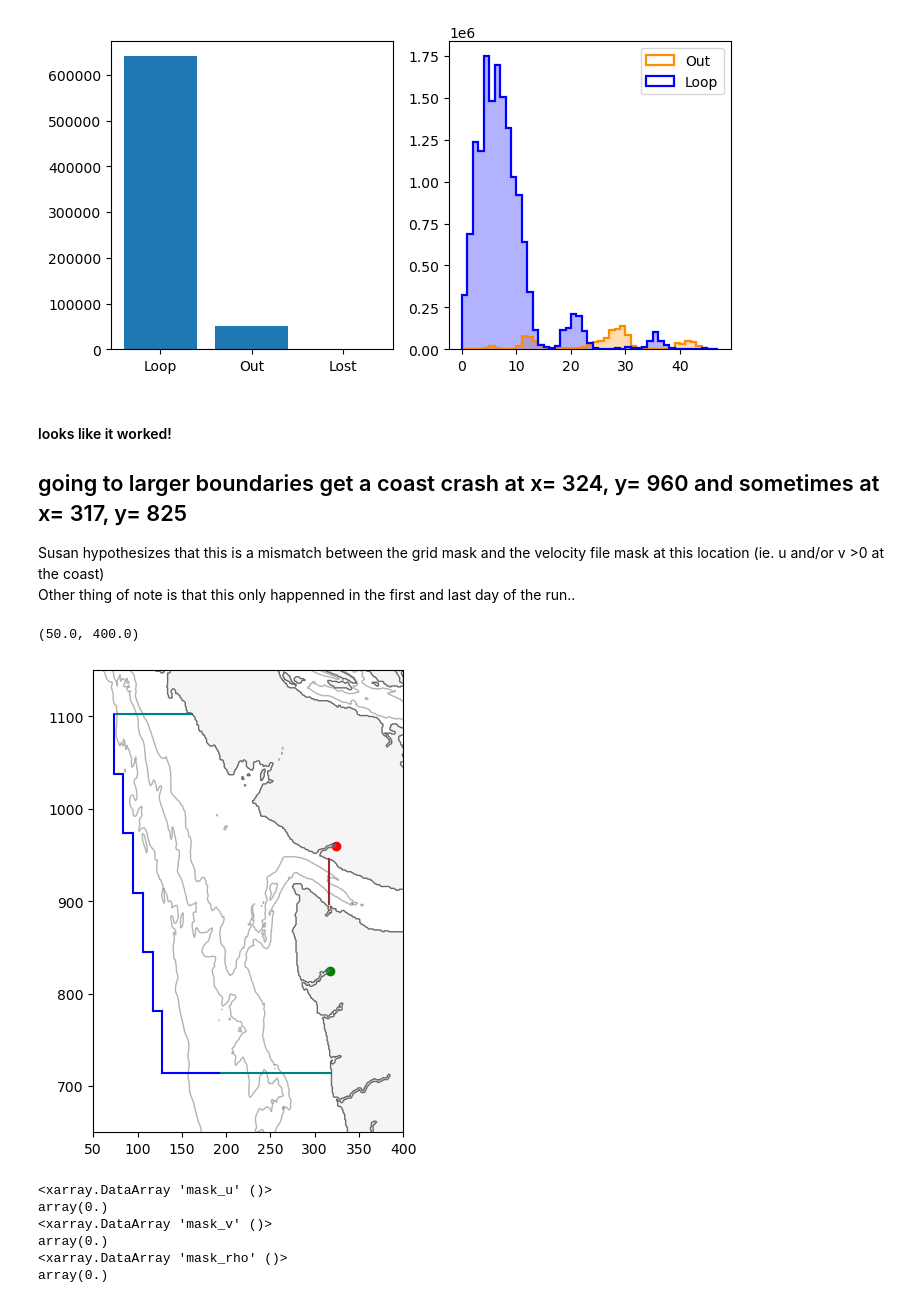
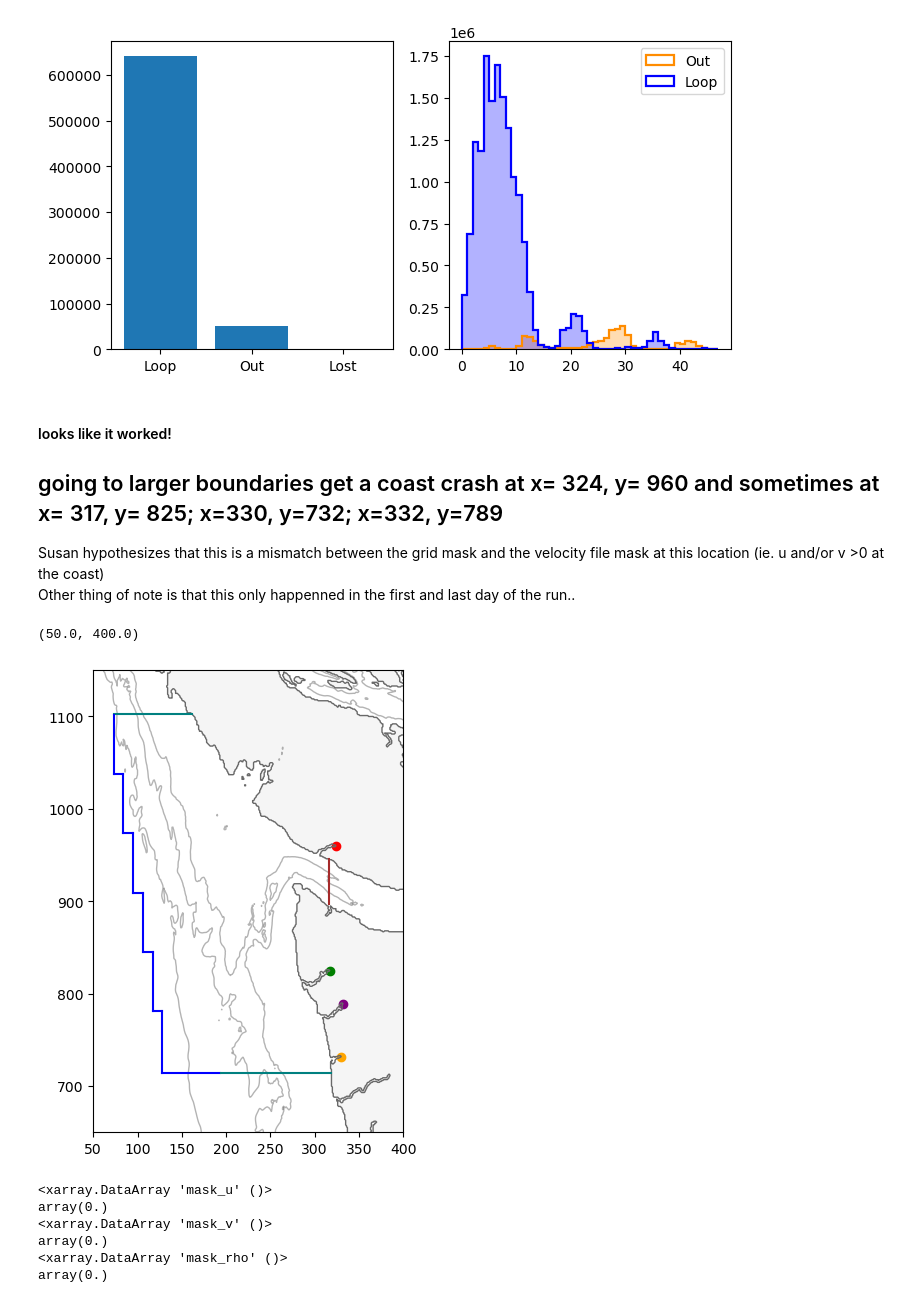
Before and after one commit to rbeutel/LO_user, a Jupyter notebook: ariane/flow_check.ipynb, the cells around one changed output. Drawn from its saved outputs; the diff is of its cells as text; code cells hidden in the pictures.

```diff
--- a/ariane/flow_check.ipynb
+++ b/ariane/flow_check.ipynb
@@ -135,7 +135,7 @@ ax[1].legend()
 [figure]
 # %% [markdown]
 #### looks like it worked!
-## going to larger boundaries get a coast crash at x= 324, y= 960 and sometimes at x= 317, y= 825
+## going to larger boundaries get a coast crash at x= 324, y= 960 and sometimes at x= 317, y= 825; x=330, y=732; x=332, y=789
 Susan hypothesizes that this is a mismatch between the grid mask and the velocity file mask at this location (ie. u and/or v >0 at the coast) <br>
 Other thing of note is that this only happenned in the first and last day of the run..
 # %%
@@ -145,34 +145,36 @@ X, Y = np.meshgrid(grid.xi_rho,grid.eta_rho)
 
 ax.contourf(X, Y, grid.mask_rho, levels=[-0.01, 0.01], colors='whitesmoke')
 ax.contour(X, Y, grid.mask_rho, linewidths=1, levels=[-0.01, 0.01], colors='dimgray')
 ax.contour(X, Y,grid.h, linewidths=1, levels=[200, 1000, 2000], colors='dimgray', alpha=0.5)
 
 # the coast crash spots
 ax.scatter([324],[960],c='r')
 ax.scatter([317],[825],c='g')
+ax.scatter([330],[732],c='orange')
+ax.scatter([332],[789],c='purple')
 
 # and the new boundaries
 plt.plot([316,316], [897,946], c='brown')
 plt.plot([ 73,162],[1103,1103], c='teal')
 plt.plot([128,193],[ 714, 714], c='b')
 plt.plot([117,128],[ 781, 781], c='b')
 plt.plot([106,117],[ 845, 845], c='b')
 plt.plot([ 95,106],[ 909, 909], c='b')
 plt.plot([ 84, 95],[ 974, 974], c='b')
 plt.plot([ 73, 84],[1038,1038], c='b')
 plt.plot([ 73, 73],[1038,1102], c='b')
 plt.plot([ 84, 84],[ 974,1038], c='b')
 plt.plot([ 95, 95],[ 909, 974], c='b')
 plt.plot([106,106],[ 845, 909], c='b')
 plt.plot([117,117],[ 781, 845], c='b')
 plt.plot([128,128],[ 714, 781], c='b')
 plt.plot([194,319],[ 714, 714], c='teal')
 
 ax.set_ylim([650,1150])
 ax.set_xlim([50,400])
 # %% [output]
 (50.0, 400.0)
-[figure, old version]
+[figure, new version]
 # %%
 # mask first
 # remember, 1 = water, 0 = land
```
Also changed, not shown: parts of 11 cells of this notebook, 6 other files.
